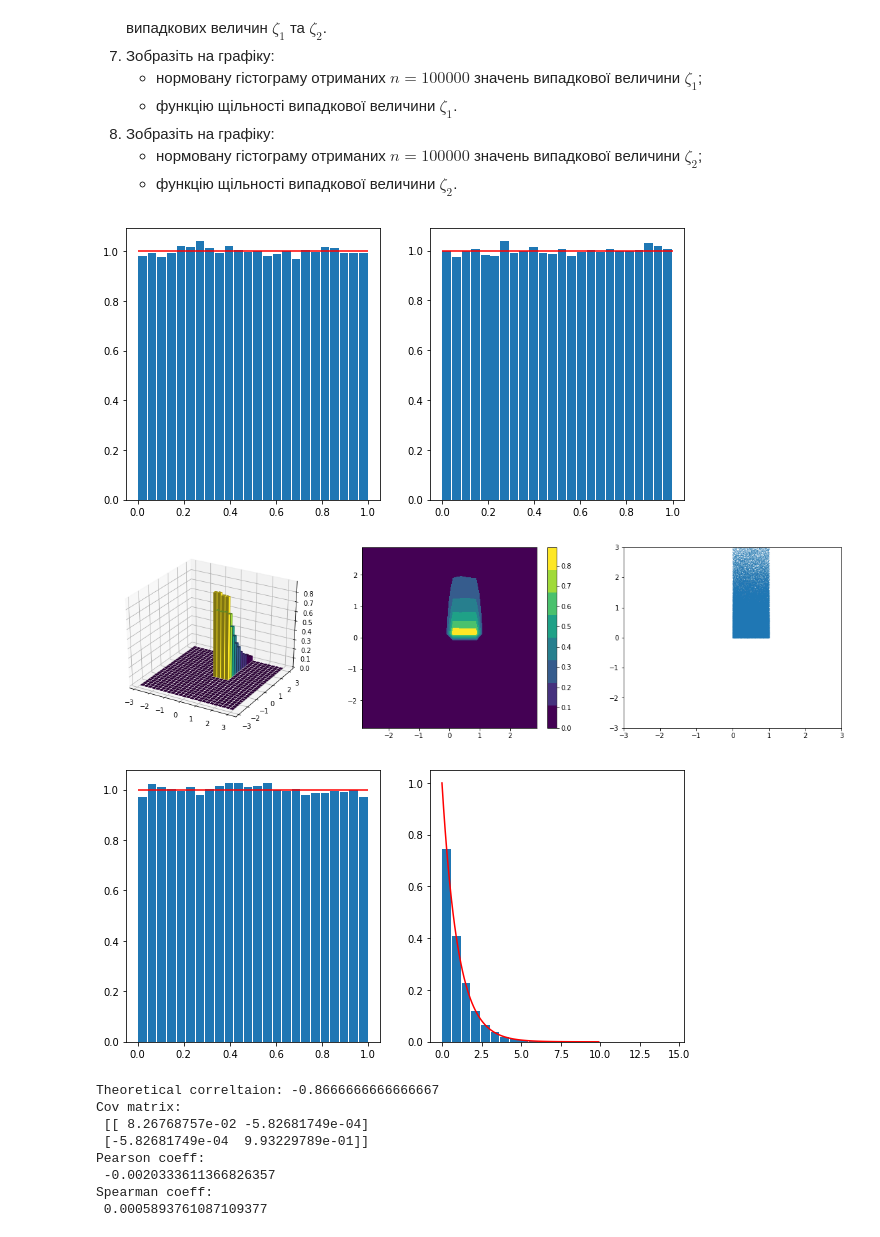
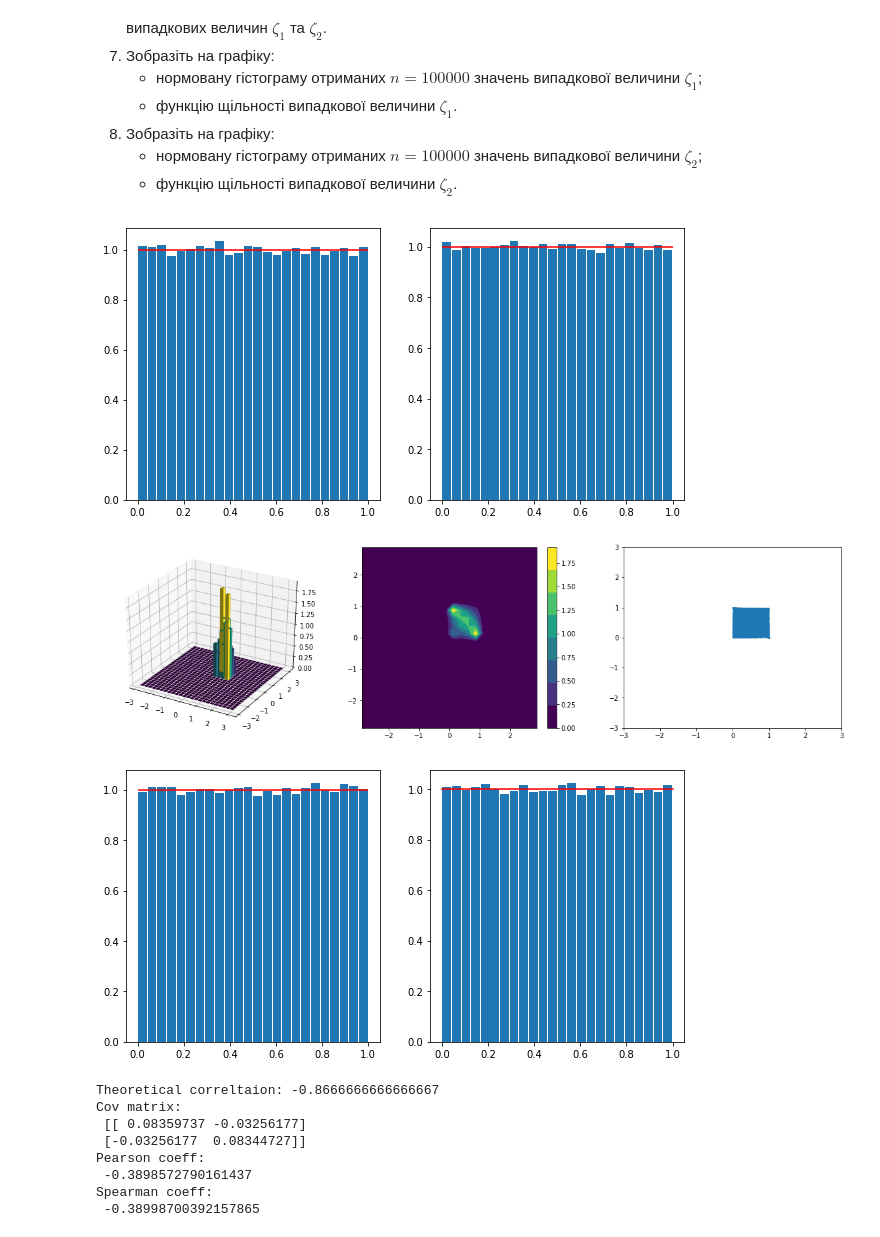
Before and after one commit to thestics/prob_labs, a Jupyter notebook: Лабораторне заняття 9/Домашня робота 9(Solved).ipynb, the cells around one changed output. Saved outputs shown, nothing was run; the diff lists cells and outputs as text; code cells hidden in the pictures.

```diff
--- a/Лабораторне заняття 9/Домашня робота 9(Solved).ipynb
+++ b/Лабораторне заняття 9/Домашня робота 9(Solved).ipynb
@@ -628,7 +628,7 @@ eta1 = bernoulli(p).rvs(size=n)
 eta2 = bernoulli(p).rvs(size=n)
 
 dzeta1 = 1 - xi1**(1 - p)*xi2**eta1
-dzeta2 - 1 - (1 - xi2)**(1 - p)*(1 - xi1)**eta2
+dzeta2 = 1 - (1 - xi2)**(1 - p)*(1 - xi1)**eta2
 
 fig = plt.figure(figsize=(10, 5))
 t = np.arange(0, 10, 0.1)
@@ -643,26 +643,26 @@ ax2.hlines(1, 0, 1, 'r')
 
 plt.show()
 # %% [output]
-[figure, old version]
+[figure, new version]
 # %%
 hist_and_contour(dzeta1, dzeta2, [-3, 3], [-3, 3])
 # %% [output]
-[figure, old version]
+[figure, new version]
 # %%
 fig = plt.figure(figsize=(10, 5))
-t = np.arange(0, 10, 0.1)
+t = np.arange(0, 1.1, 0.1)
 
 ax1 = fig.add_subplot(121)
 ax1.hist(dzeta1, density=True, rwidth=0.9, bins=24)
 ax1.hlines(1, 0, 1, 'r')
 
 ax2 = fig.add_subplot(122)
 ax2.hist(dzeta2, density=True, rwidth=0.9, bins=24)
-ax2.plot(t, expon(0, 1).pdf(t), 'r')
+ax2.plot(t, uniform(0, 1).pdf(t), 'r')
 
 plt.show()
 # %% [output]
-[figure, old version]
+[figure, new version]
 # %%
 def corr2(p):
     if p > 0.5:
@@ -678,9 +678,9 @@ print("Spearman coeff:\n", spearmanr(dzeta1, dzeta2)[0], end='\n')
 # %% [output]
 Theoretical correltaion: -0.8666666666666667
 Cov matrix:
- [[ 8.26768757e-02 -5.82681749e-04]
- [-5.82681749e-04  9.93229789e-01]]
+ [[ 0.08359737 -0.03256177]
+ [-0.03256177  0.08344727]]
 Pearson coeff:
- -0.0020333611366826357
+ -0.3898572790161437
 Spearman coeff:
- 0.0005893761087109377
+ -0.38998700392157865
```
Also changed, not shown: parts of 7 cells of this notebook, 1 other file.
